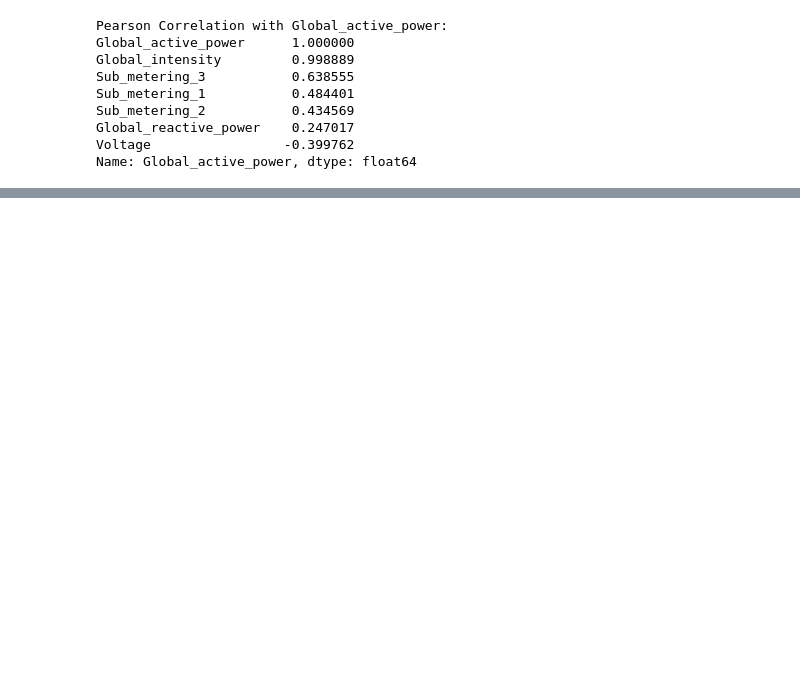
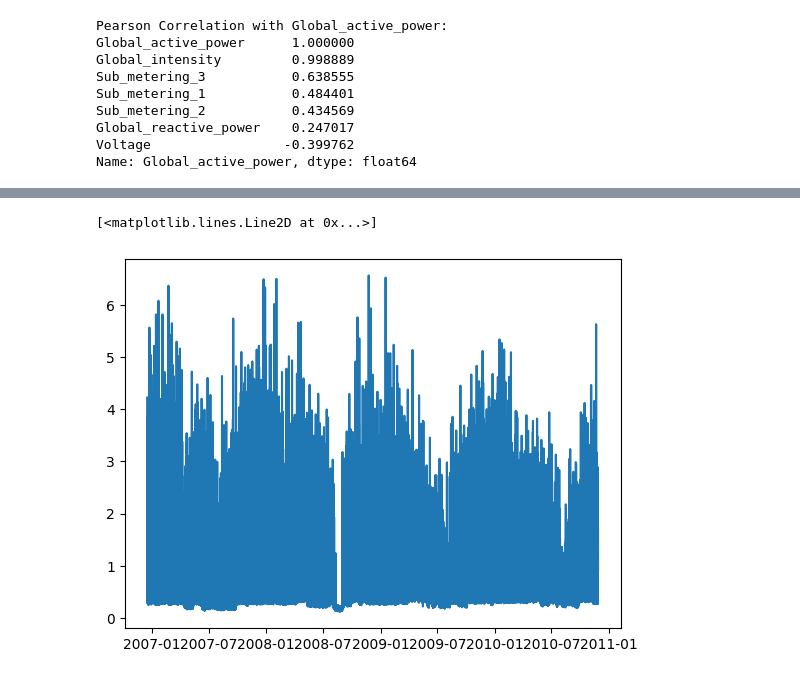
Before and after one commit to ptanner925/uci_eletric_power_consumption_rnn, a Jupyter notebook: eda/eda.ipynb, the cells around one changed output, grey strips where cells are left out. Cells and saved outputs as stored; diff of their text form; code cells hidden in the pictures; blank space fills up the shorter version.

```diff
--- a/data/data.ipynb
+++ b/eda/eda.ipynb
@@ -160,0 +158,4 @@ Text(0.5, 1.0, 'Hourly resampling')
+# %%
+df.index = pd.to_datetime(df['DateTime'],format = format_code)
+# %%
+df_array = df['Global_active_power']
@@ -160,0 +166,6 @@ Text(0.5, 1.0, 'Hourly resampling')
+# %%
+###plot global active power by week
+hourly_mean = df_array.resample('H').mean()
+daily_mean = df_array.resample('D').mean()
+weekly_mean = df_array.resample('W').mean()
+monthly_mean = df_array.resample('M').mean()
@@ -160,0 +181,5 @@ Text(0.5, 1.0, 'Hourly resampling')
+# %%
+plt.plot(hourly_mean)
+# %% [output]
+[<matplotlib.lines.Line2D at 0x...>]
+[figure, added]
```
Also changed, not shown: parts of 13 cells of this notebook, 2 other files.
